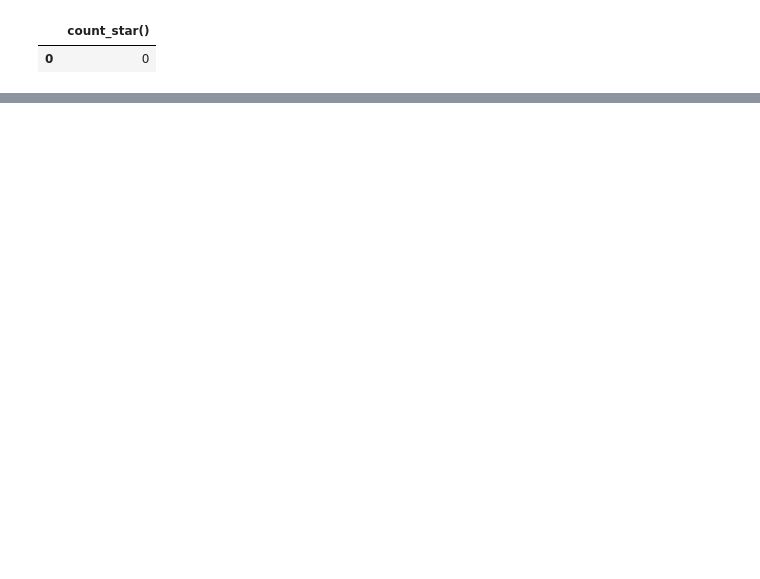
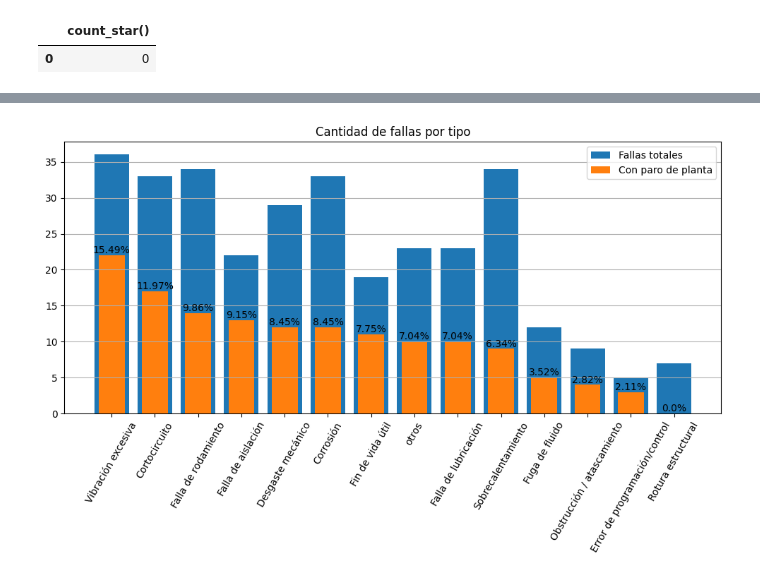
Before and after one commit to dcardone1/Maintenance_System_Analysis, a Jupyter notebook: Analysis.ipynb, the cells around one changed output, grey strips where cells are left out. Cells and saved outputs as stored; diff of their text form; code cells hidden in the pictures; blank space fills up the shorter version.

```diff
--- a/Analysis.ipynb
+++ b/Analysis.ipynb
@@ -257,0 +296,14 @@ plt.show()
+# %%
+frecuencia_fallas = frecuencia_fallas.sort_values(by='con_paro_planta', ascending=False)
+
+fig, ax = plt.subplots(figsize=(12,5))
+barras = ax.bar(x = frecuencia_fallas['descripción'], height = frecuencia_fallas['fallas_totales'], label='Fallas totales')
+barras_paro = ax.bar(x = frecuencia_fallas['descripción'], height = frecuencia_fallas['con_paro_planta'], label='Con paro de planta',  width=0.6)
+ax.bar_label(barras_paro, labels = frecuencia_fallas['con_paro_porcentual'].map(lambda b: str(b) + '%'))
+ax.legend()
+plt.xticks(rotation = 60)
+plt.title('Cantidad de fallas por tipo')
+plt.grid(axis='y')
+plt.show()
+# %% [output]
+[figure, added]
```
Also changed, not shown: parts of 11 cells of this notebook.
